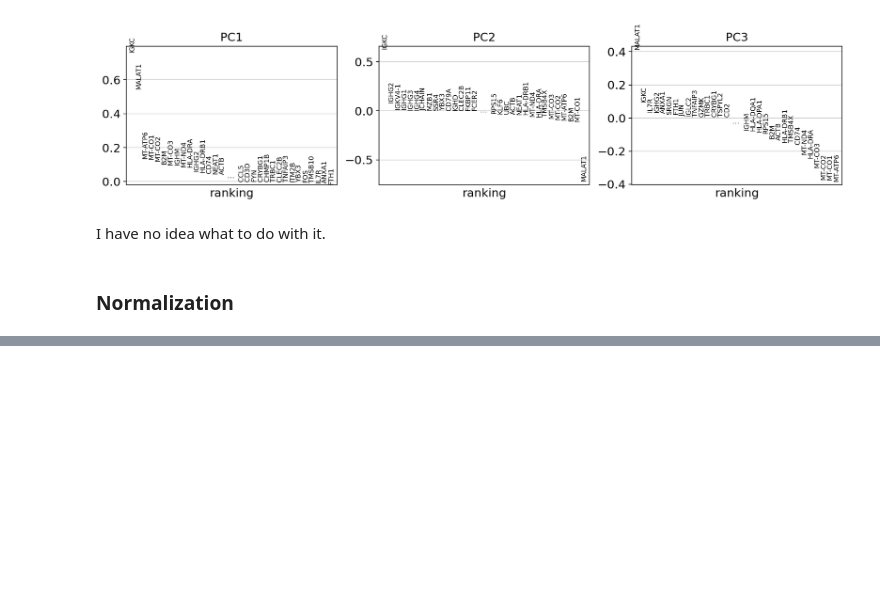
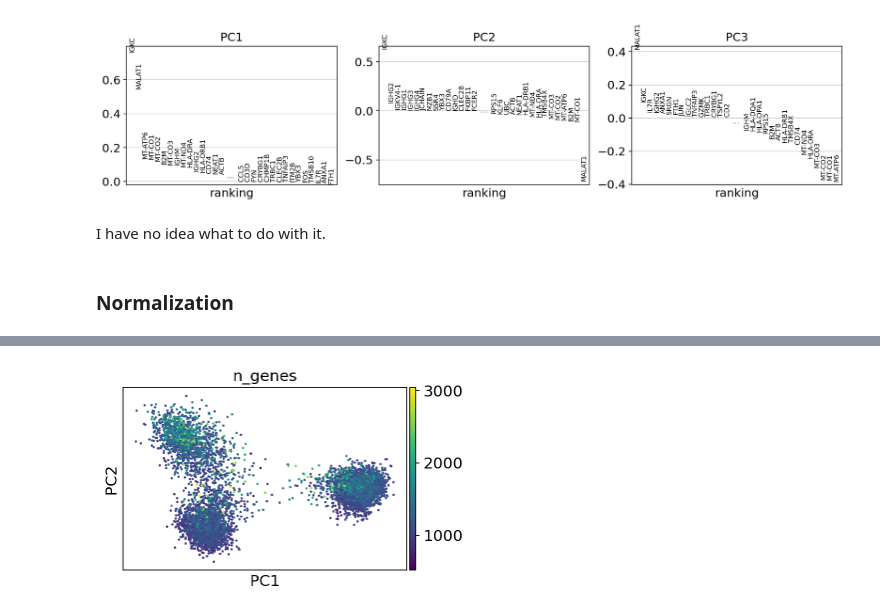
Before and after one commit to SteshinSS/NeurIPS2021, a Jupyter notebook: notebooks/EDA/adt_gex/totalVI_10x.ipynb, the cells around one changed output, grey strips where cells are left out. Saved outputs shown, nothing was run; the diff lists cells and outputs as text; code cells hidden in the pictures; blank space fills up the shorter version.

```diff
--- a/notebooks/EDA/adt_gex/totalVI_10x.ipynb
+++ b/notebooks/EDA/adt_gex/totalVI_10x.ipynb
@@ -182,0 +186,4 @@ sc.pl.pca(data, layer='counts', color='percent_mito')
+# %%
+sc.pl.pca(data, color='n_genes')
+# %% [output]
+[figure, added]
```
Also changed, not shown: parts of 9 cells of this notebook.
